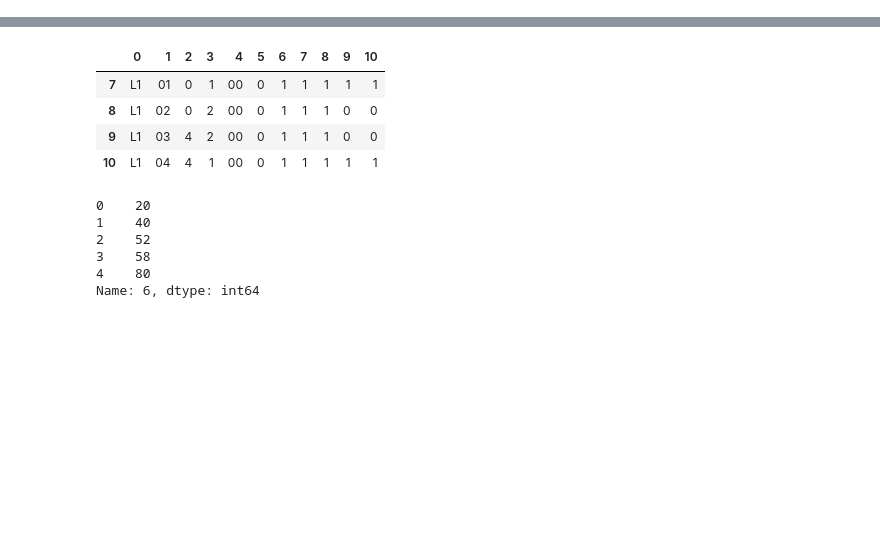
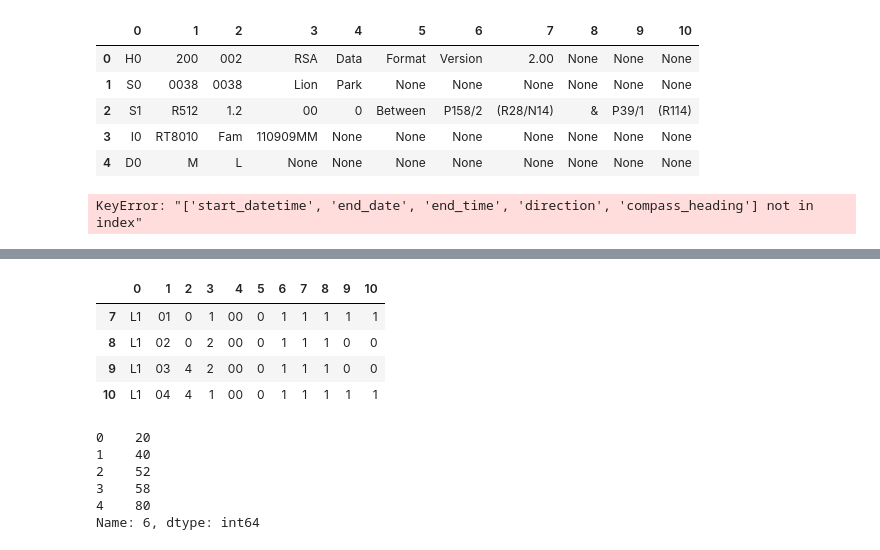
Before and after one commit to brandtosaurus/traffic_electronic_count_ETL, a Jupyter notebook: test.ipynb, the cells around one changed output, grey strips where cells are left out. Saved outputs shown, nothing was run; the diff lists cells and outputs as text; code cells hidden in the pictures; blank space fills up the shorter version.

```diff
--- a/test.ipynb
+++ b/test.ipynb
@@ -56,0 +168,9 @@ D3
+# %%
+df.head()
+# %% [output]
+|  | 0 | 1 | 2 | 3 | 4 | 5 | 6 | 7 | 8 | 9 | 10 |
+| 0 | H0 | 200 | 002 | RSA | Data | Format | Version | 2.00 | None | None | None |
+| 1 | S0 | 0038 | 0038 | Lion | Park | None | None | None | None | None | None |
+| 2 | S1 | R512 | 1.2 | 00 | 0 | Between | P158/2 | (R28/N14) | & | P39/1 | (R114) |
+| 3 | I0 | RT8010 | Fam | 110909MM | None | None | None | None | None | None | None |
+| 4 | D0 | M | L | None | None | None | None | None | None | None | None |
@@ -56,0 +245,9 @@ D3
+# %%
+data = data_df.loc[(data_df[0] == "30")].dropna(
+            axis=1, how="all"
+        ).reset_index(drop=True).copy()
+header = head_df.loc[(head_df[0] == "30")].dropna(
+            axis=1, how="all"
+        ).reset_index(drop=True).copy()
+# %% [output]
+KeyError: "['start_datetime', 'end_date', 'end_time', 'direction', 'compass_heading'] not in index"
```
Also changed, not shown: parts of 13 cells of this notebook, 14 other files.
